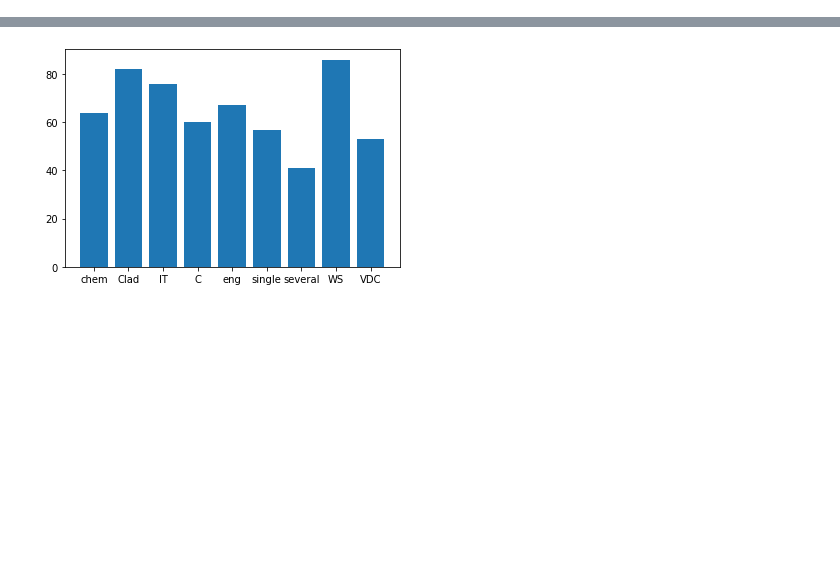
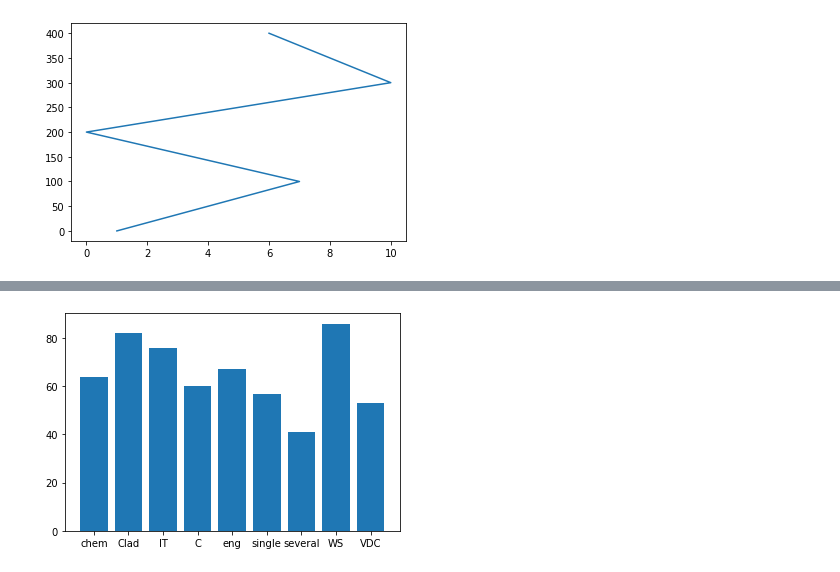
Before and after one commit to Rakshithauppu/python-programs, a Jupyter notebook: matplotlib.ipynb, the cells around one changed output, grey strips where cells are left out. Saved outputs shown, nothing was run; the diff lists cells and outputs as text; code cells hidden in the pictures; blank space fills up the shorter version.

```diff
--- a/matplotlib.ipynb
+++ b/matplotlib.ipynb
@@ -2,0 +23,10 @@
+# %%
+import matplotlib.pyplot as plt
+import numpy as np
+x=np.array([1,7,0,10,6])
+y=np.array([0,100,200,300,400])
+
+plt.plot(x,y,)
+plt.show()
+# %% [output]
+[figure, added]
```
Also changed, not shown: parts of 12 cells of this notebook.
